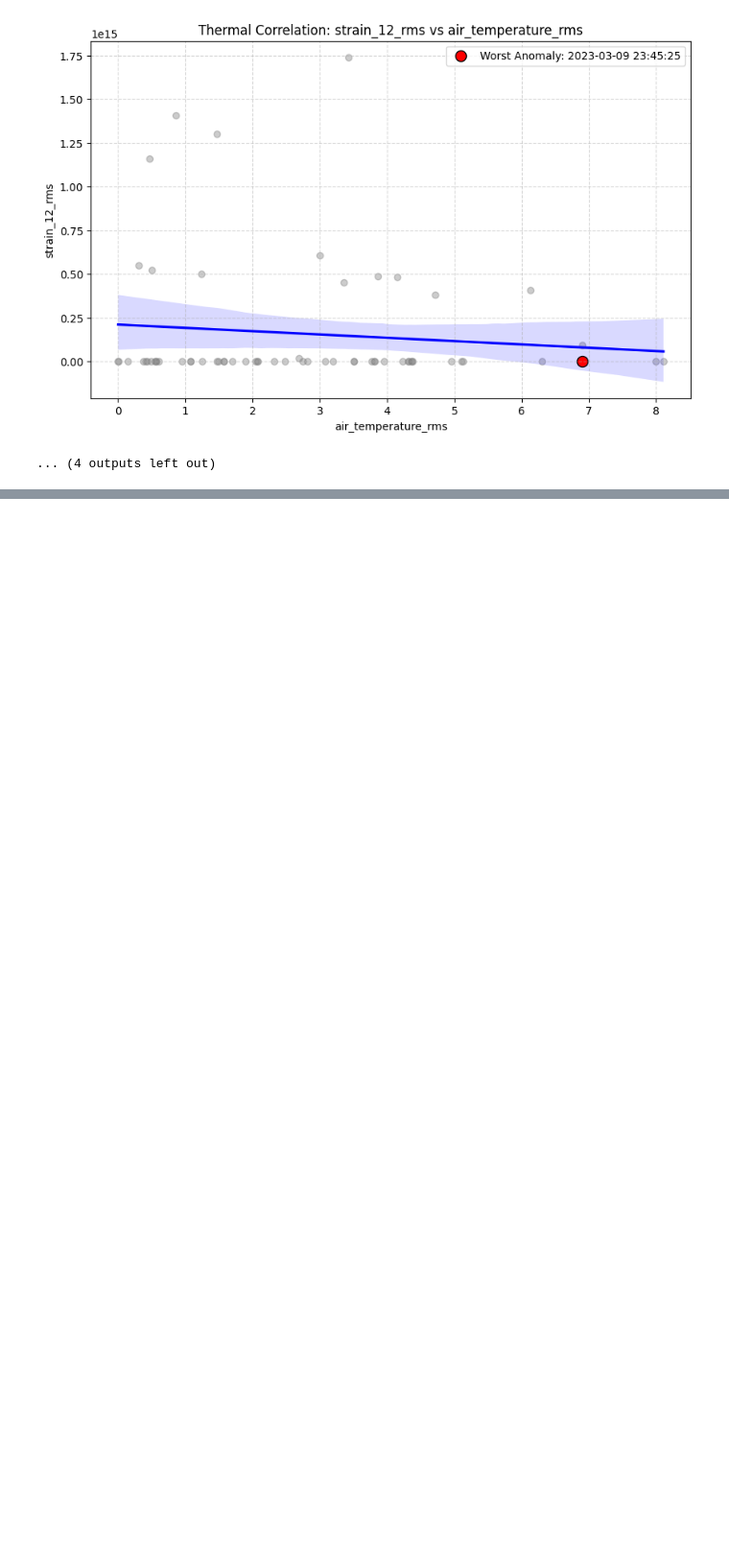
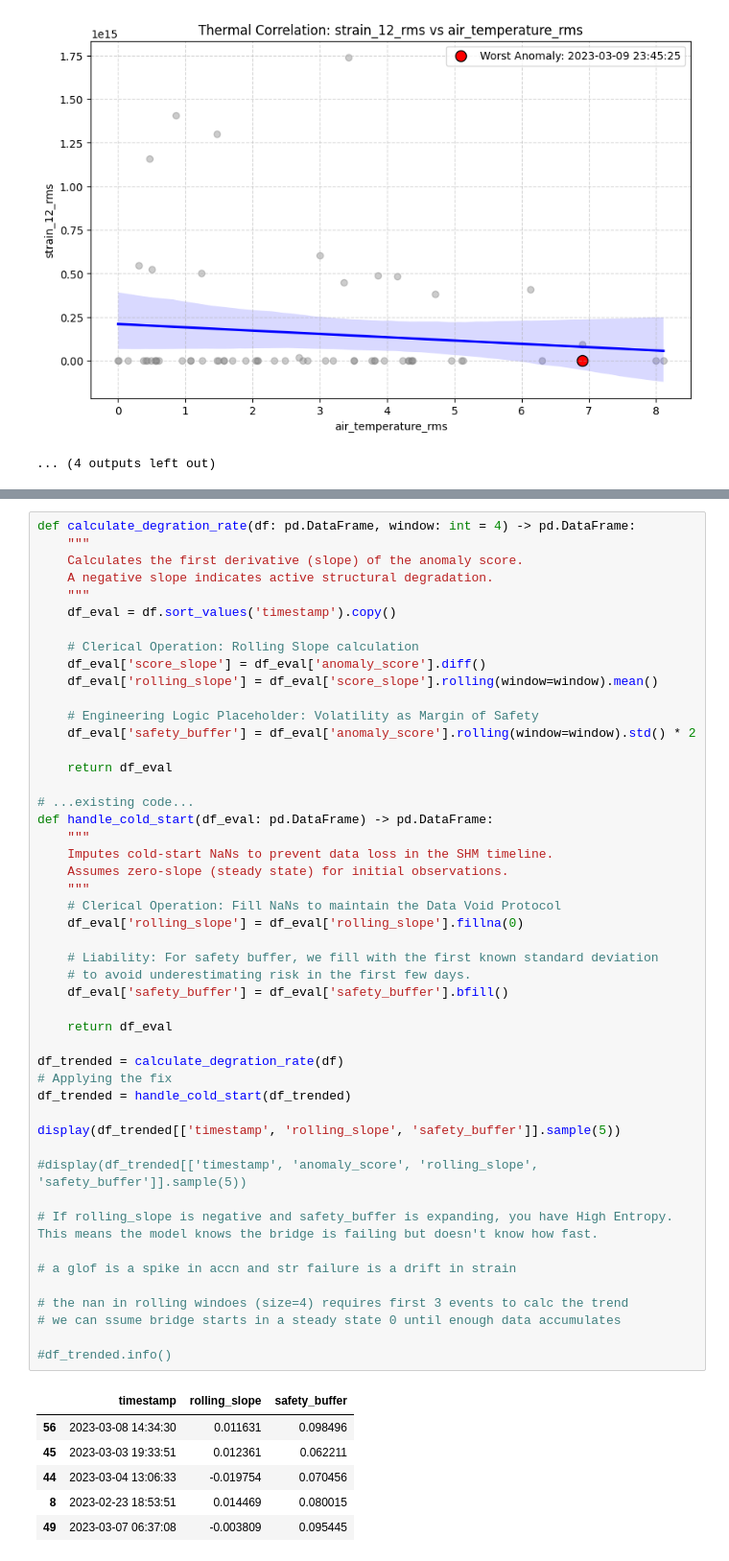
Before and after one commit to wxb-sly/aice-2026-bc, a Jupyter notebook: notebooks/GP_SHM.ipynb, the cells around one changed output, grey strips where cells are left out. Shown at 96% size. Saved outputs shown, nothing was run; the diff lists cells and outputs as text; blank space fills up the shorter version.

```diff
--- a/notebooks/GP_SHM.ipynb
+++ b/notebooks/GP_SHM.ipynb
@@ -266,0 +341,55 @@ display(pre_failure_df[['timestamp', 'RUL']].head())
+# %%
+def calculate_degration_rate(df: pd.DataFrame, window: int = 4) -> pd.DataFrame:
+    """
+    Calculates the first derivative (slope) of the anomaly score.
+    A negative slope indicates active structural degradation.
+    """
+    df_eval = df.sort_values('timestamp').copy()
+
+    # Clerical Operation: Rolling Slope calculation
+    df_eval['score_slope'] = df_eval['anomaly_score'].diff()
+    df_eval['rolling_slope'] = df_eval['score_slope'].rolling(window=window).mean()
+
+    # Engineering Logic Placeholder: Volatility as Margin of Safety
+    df_eval['safety_buffer'] = df_eval['anomaly_score'].rolling(window=window).std() * 2
+
+    return df_eval
+
+# ...existing code...
+def handle_cold_start(df_eval: pd.DataFrame) -> pd.DataFrame:
+    """
+    Imputes cold-start NaNs to prevent data loss in the SHM timeline.
+    Assumes zero-slope (steady state) for initial observations.
+    """
+    # Clerical Operation: Fill NaNs to maintain the Data Void Protocol
+    df_eval['rolling_slope'] = df_eval['rolling_slope'].fillna(0)
+
+    # Liability: For safety buffer, we fill with the first known standard deviation
+    # to avoid underestimating risk in the first few days.
+    df_eval['safety_buffer'] = df_eval['safety_buffer'].bfill()
+
+    return df_eval
+
+df_trended = calculate_degration_rate(df)
+# Applying the fix
+df_trended = handle_cold_start(df_trended)
+
+display(df_trended[['timestamp', 'rolling_slope', 'safety_buffer']].sample(5))
+
+#display(df_trended[['timestamp', 'anomaly_score', 'rolling_slope', 'safety_buffer']].sample(5))
+
+# If rolling_slope is negative and safety_buffer is expanding, you have High Entropy. This means the model knows the bridge is failing but doesn't know how fast.
+
+# a glof is a spike in accn and str failure is a drift in strain
+
+# the nan in rolling windoes (size=4) requires first 3 events to calc the trend
+# we can ssume bridge starts in a steady state 0 until enough data accumulates
+
+#df_trended.info()
+# %% [output]
+|  | timestamp | rolling_slope | safety_buffer |
+| 56 | 2023-03-08 14:34:30 | 0.011631 | 0.098496 |
+| 45 | 2023-03-03 19:33:51 | 0.012361 | 0.062211 |
+| 44 | 2023-03-04 13:06:33 | -0.019754 | 0.070456 |
+| 8 | 2023-02-23 18:53:51 | 0.014469 | 0.080015 |
+| 49 | 2023-03-07 06:37:08 | -0.003809 | 0.095445 |
```
Also changed, not shown: parts of 9 cells of this notebook.
